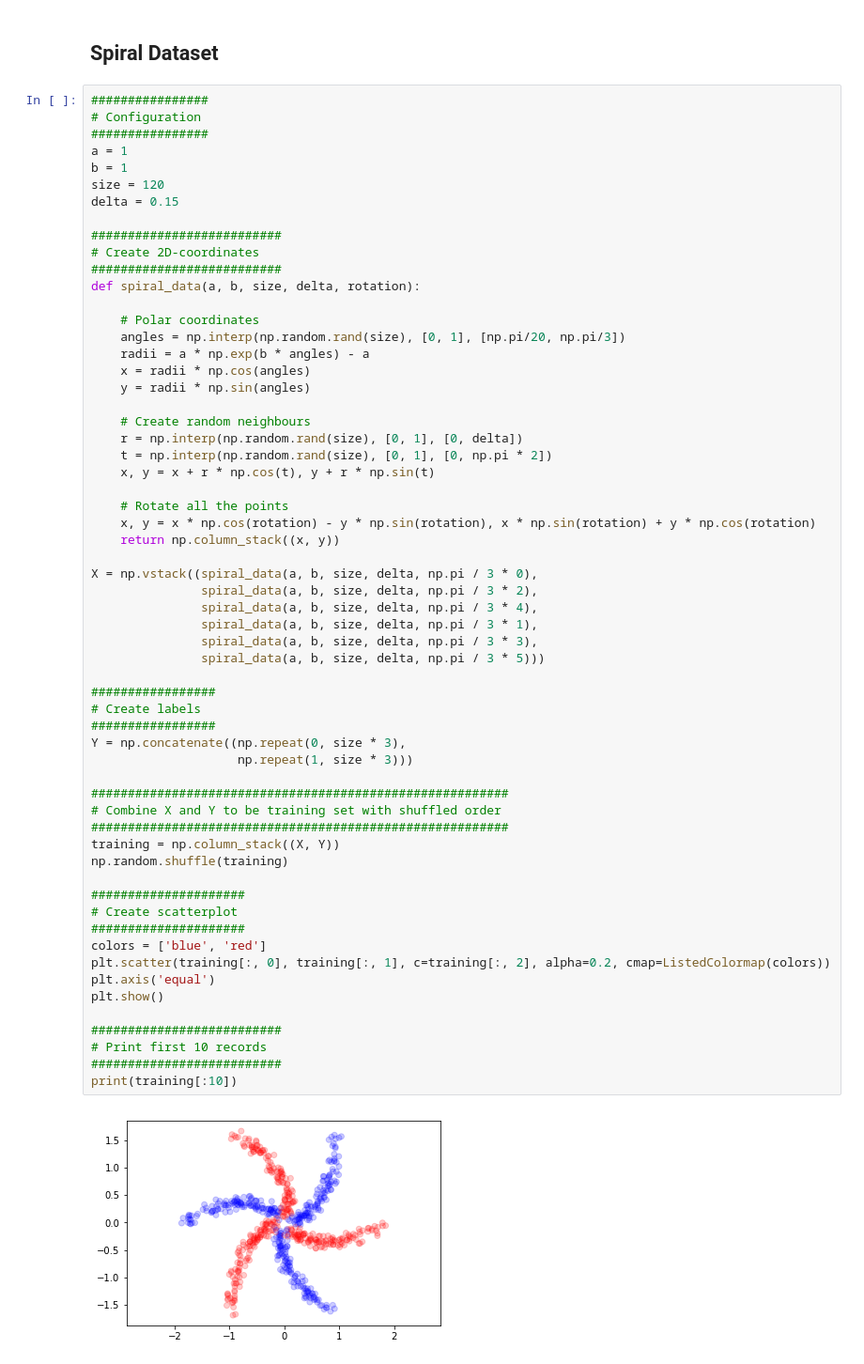
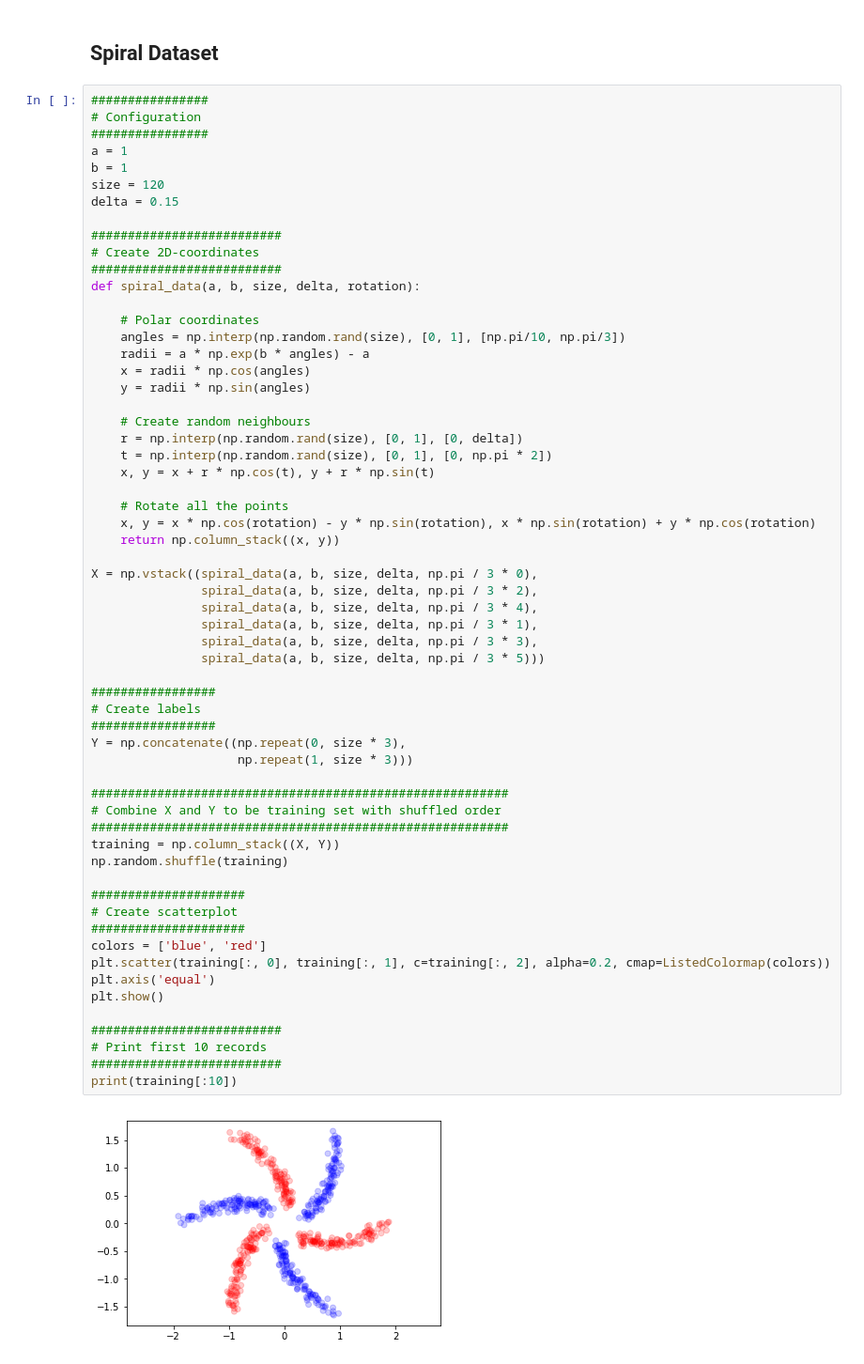
Before and after one commit to woo-chia-wei/python-data-visualization, a Jupyter notebook: dataset_in_different_shapes.ipynb, the cells around one changed output. Shown: that part at 94% size. Cells and saved outputs as stored; diff of their text form.

```diff
--- a/dataset_in_different_shapes.ipynb
+++ b/dataset_in_different_shapes.ipynb
@@ -129,7 +129,7 @@ delta = 0.15
 def spiral_data(a, b, size, delta, rotation):
 
     # Polar coordinates
-    angles = np.interp(np.random.rand(size), [0, 1], [np.pi/20, np.pi/3])
+    angles = np.interp(np.random.rand(size), [0, 1], [np.pi/10, np.pi/3])
     radii = a * np.exp(b * angles) - a
     x = radii * np.cos(angles)
     y = radii * np.sin(angles)
@@ -148,31 +148,31 @@ X = np.vstack((spiral_data(a, b, size, delta, np.pi / 3 * 0),
                spiral_data(a, b, size, delta, np.pi / 3 * 4),
                spiral_data(a, b, size, delta, np.pi / 3 * 1),
                spiral_data(a, b, size, delta, np.pi / 3 * 3),
                spiral_data(a, b, size, delta, np.pi / 3 * 5)))
 
 #################
 # Create labels
 #################
 Y = np.concatenate((np.repeat(0, size * 3),
                     np.repeat(1, size * 3)))
 
 #########################################################
 # Combine X and Y to be training set with shuffled order
 #########################################################
 training = np.column_stack((X, Y))
 np.random.shuffle(training)
 
 #####################
 # Create scatterplot
 #####################
 colors = ['blue', 'red']
 plt.scatter(training[:, 0], training[:, 1], c=training[:, 2], alpha=0.2, cmap=ListedColormap(colors))
 plt.axis('equal')
 plt.show()
 
 ##########################
 # Print first 10 records
 ##########################
 print(training[:10])
 # %% [output]
-[figure, old version]
+[figure, new version]
```
Also changed, not shown: parts of 3 cells of this notebook, 1 other file.
